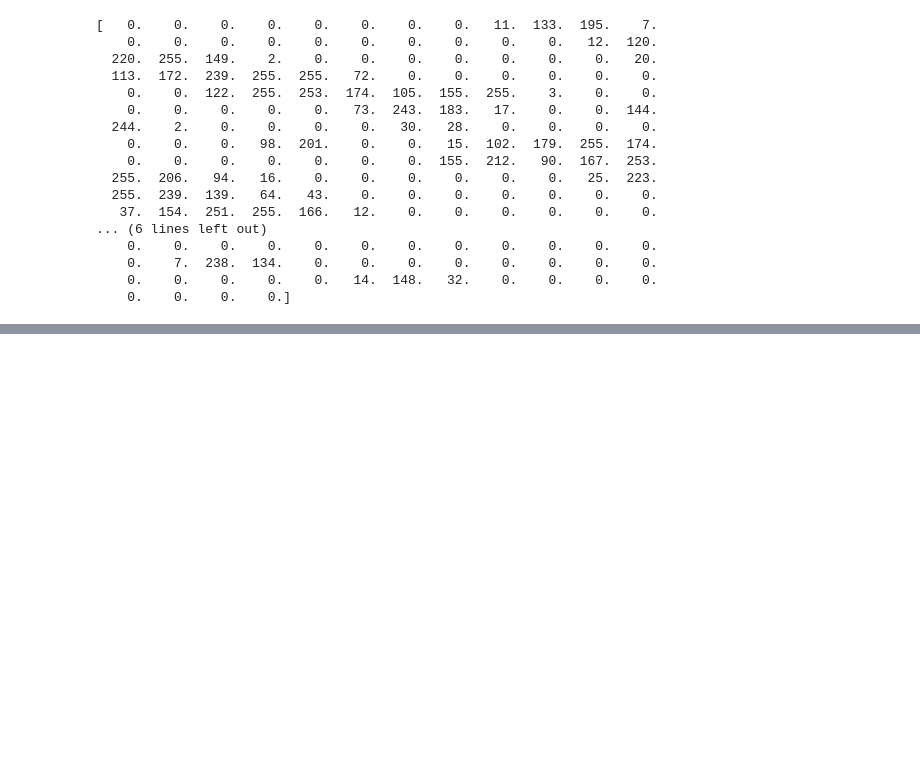
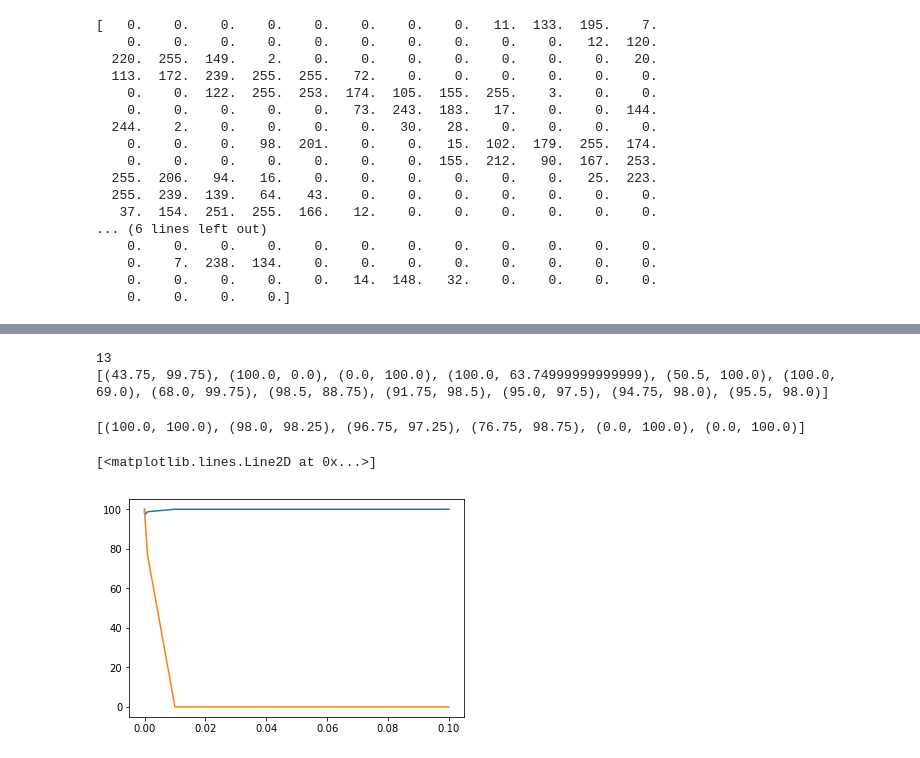
Before and after one commit to MrFengShui/CS434, a Jupyter notebook: ML_Assignment_Two/Code/Assingment_Two.ipynb, the cells around one changed output, grey strips where cells are left out. Cells and saved outputs as stored; diff of their text form; code cells hidden in the pictures; blank space fills up the shorter version.

```diff
--- a/ML_Assignment_Two/Code/Assingment_Two.ipynb
+++ b/ML_Assignment_Two/Code/Assingment_Two.ipynb
@@ -184,0 +205,37 @@ plt.ylabel('Prediction Percent', fontsize=16)
+# %%
+w, ctr, accuracy = batch_learning_reg(X_test,y_test,800,0.00003,0.001)
+
+#print w
+print ctr
+print accuracy
+# %% [output]
+13
+[(43.75, 99.75), (100.0, 0.0), (0.0, 100.0), (100.0, 63.74999999999999), (50.5, 100.0), (100.0, 69.0), (68.0, 99.75), (98.5, 88.75), (91.75, 98.5), (95.0, 97.5), (94.75, 98.0), (95.5, 98.0)]
+# %%
+lambdas = [0.000001,0.00001,0.0001,0.001,0.01,0.1]
+w_temp = []
+
+for i in lambdas:
+    w  = batch_learning_reg(X_test,y_test,800,0.00003,i)
+    w_temp.append(w)
+# %%
+predictions = []
+
+for i in range(len(w_temp)):
+    predictions.append(prediction(X_test,w_temp[i]))
+# %%
+print predictions
+
+four_test = []
+nine_test = []
+for i,(a, b) in enumerate(predictions):
+    four_test.append(a)
+    nine_test.append(b)
+# %% [output]
+[(100.0, 100.0), (98.0, 98.25), (96.75, 97.25), (76.75, 98.75), (0.0, 100.0), (0.0, 100.0)]
+# %%
+plt.plot(lambdas,nine_test)
+plt.plot(lambdas,four_test)
+# %% [output]
+[<matplotlib.lines.Line2D at 0x...>]
+[figure, added]
```
Also changed, not shown: parts of 6 cells of this notebook.
